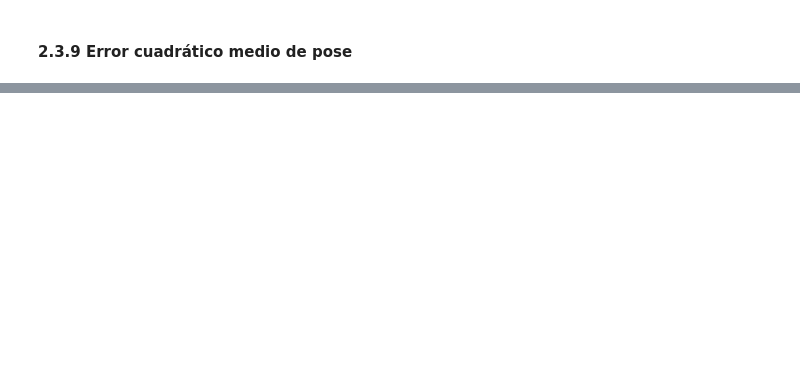
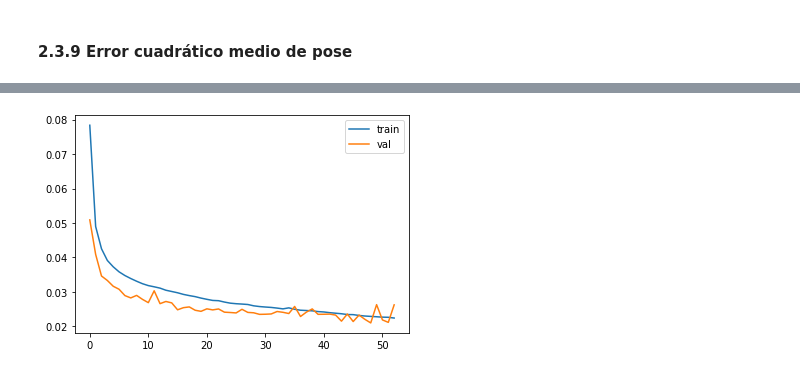
Before and after one commit to vcarlosrb/STRAPS-3DHumanShapePose, a Jupyter notebook: evaluation.ipynb, the cells around one changed output, grey strips where cells are left out. Cells and saved outputs as stored; diff of their text form; code cells hidden in the pictures; blank space fills up the shorter version.

```diff
--- a/evaluation.ipynb
+++ b/evaluation.ipynb
@@ -454,0 +462,7 @@ plt.show()
+# %%
+plt.plot(data['train_mpjpes_pa'], label='train')
+plt.plot(data['val_mpjpes_pa'], label='val')
+plt.legend()
+plt.show()
+# %% [output]
+[figure, added]
```
Also changed, not shown: parts of 24 cells of this notebook, 12 other files.
